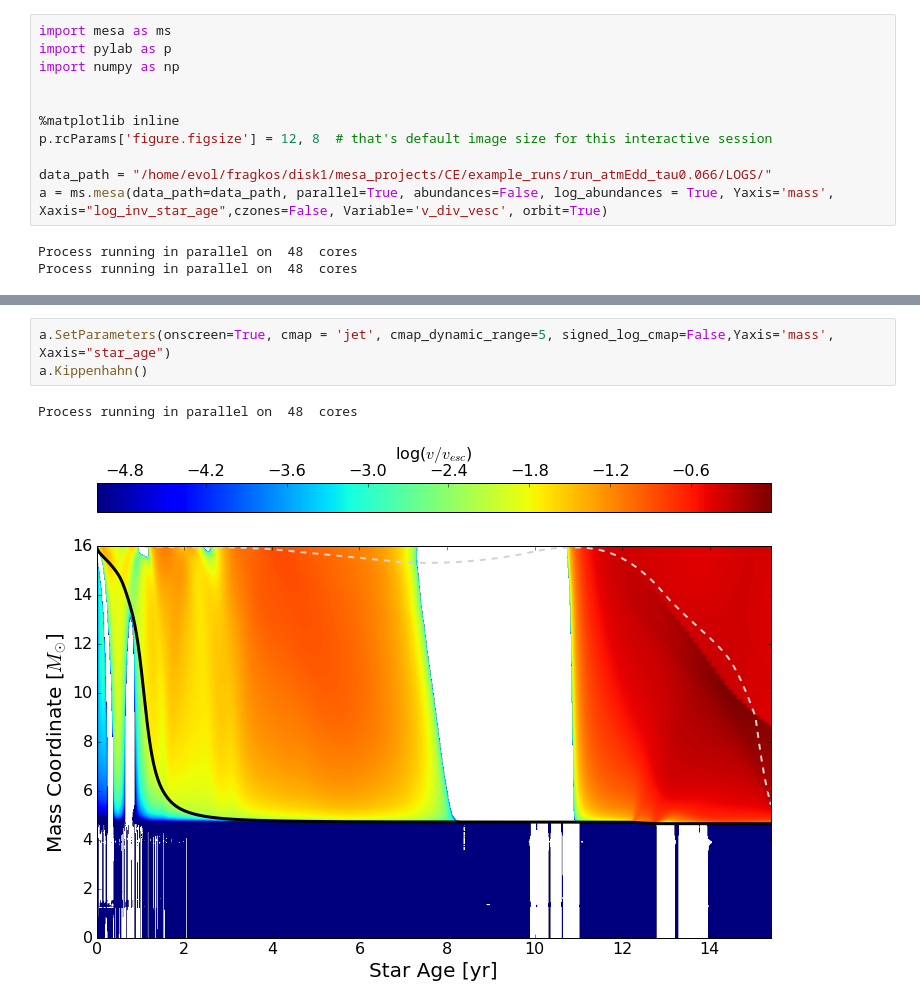
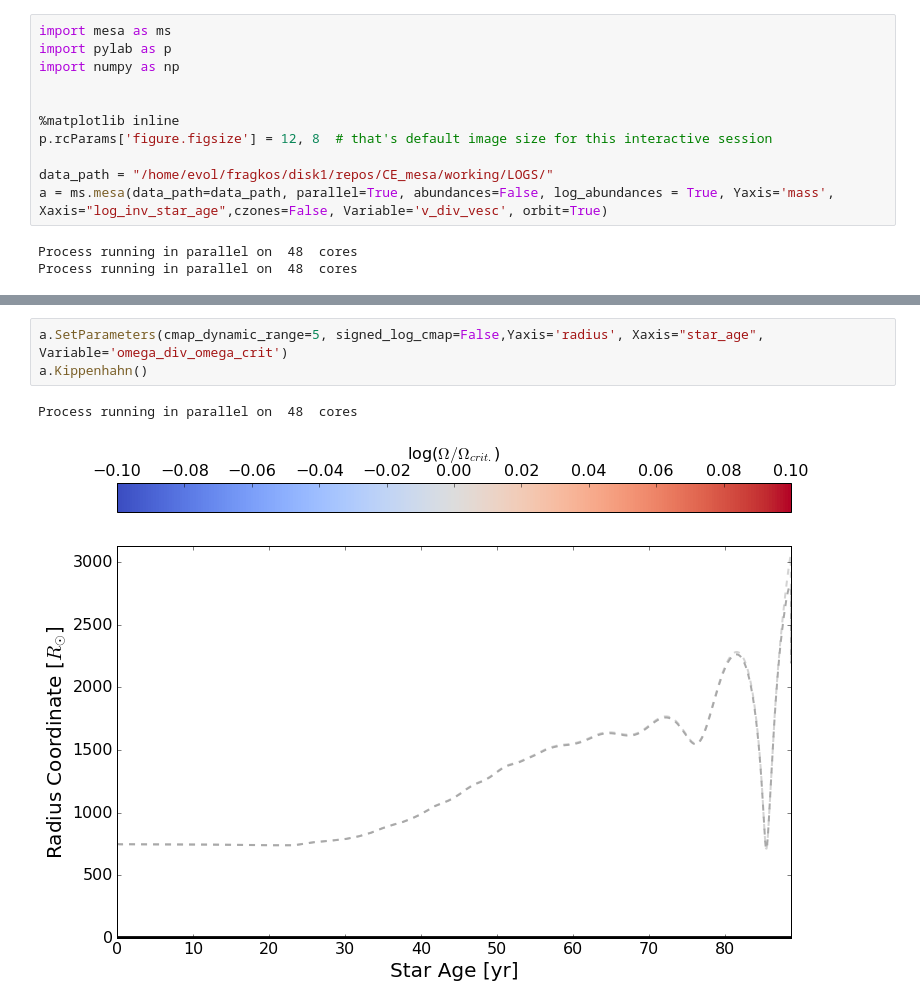
Before and after one commit to JRGarza/CE_mesa, a Jupyter notebook: python_scripts/check_results_tassos.ipynb, the cells around one changed output, grey strips where cells are left out. Cells and saved outputs as stored; diff of their text form.

Commit message:
fixed case 2, updated plots

```diff
--- a/python_scripts/check_results_tassos.ipynb
+++ b/python_scripts/check_results_tassos.ipynb
@@ -9,7 +9,7 @@ import numpy as np
 %matplotlib inline
 p.rcParams['figure.figsize'] = 12, 8  # that's default image size for this interactive session
 
-data_path = "/home/evol/fragkos/disk1/mesa_projects/CE/example_runs/run_atmEdd_tau0.066/LOGS/"
+data_path = "/home/evol/fragkos/disk1/repos/CE_mesa/working/LOGS/"
 a = ms.mesa(data_path=data_path, parallel=True, abundances=False, log_abundances = True, Yaxis='mass', Xaxis="log_inv_star_age",czones=False, Variable='v_div_vesc', orbit=True)
 # %% [output]
 Process running in parallel on  48  cores
@@ -17,7 +29,7 @@ Process running in parallel on  48  cores
 # %%
-a.SetParameters(onscreen=True, cmap = 'jet', cmap_dynamic_range=5, signed_log_cmap=False,Yaxis='mass', Xaxis="star_age")
+a.SetParameters(cmap_dynamic_range=5, signed_log_cmap=False,Yaxis='radius', Xaxis="star_age", Variable='omega_div_omega_crit')
 a.Kippenhahn()
 # %% [output]
 Process running in parallel on  48  cores
-[figure, old version]
+[figure, new version]
 # %%
```
Also changed, not shown: parts of 24 cells of this notebook, 4 other files.
